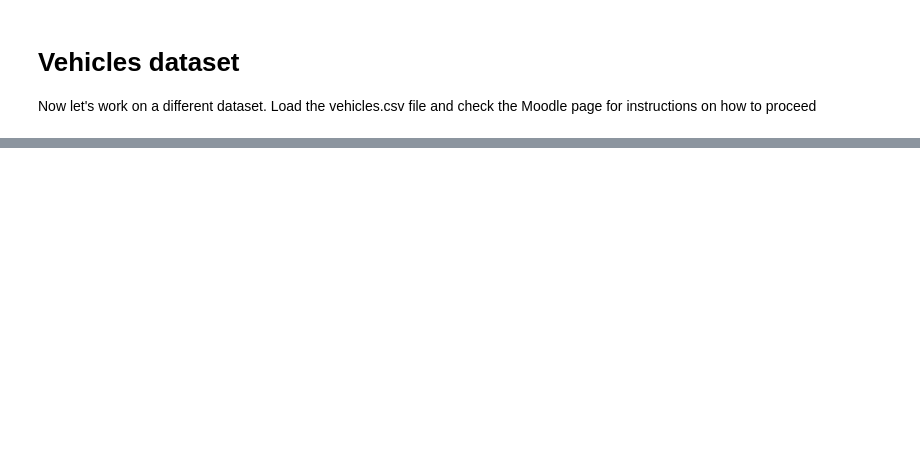
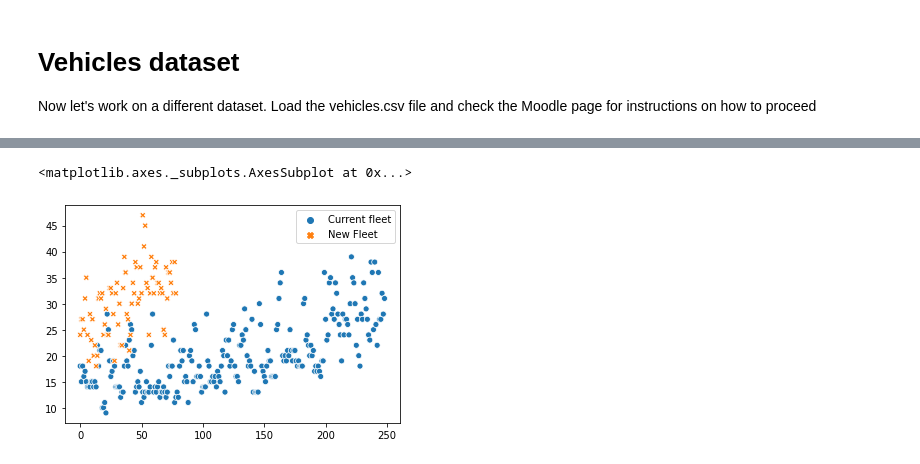
Before and after one commit to ParastooAzizinezhad/CE888-Labs, a Jupyter notebook: Lab2/Lab2.ipynb, the cells around one changed output, grey strips where cells are left out. Saved outputs shown, nothing was run; the diff lists cells and outputs as text; code cells hidden in the pictures; blank space fills up the shorter version.

```diff
--- a/Lab2/Lab2.ipynb
+++ b/Lab2/Lab2.ipynb
@@ -115,0 +170,8 @@ df = pd.read_csv('https://raw.githubusercontent.com/albanda/CE888/master/lab2%20
+# %%
+d_current = df.values[:,0]
+d_new = df.values[:,1]
+d_new = d_new[np.logical_not(np.isnan(d_new))]
+sns.scatterplot(data=df)
+# %% [output]
+<matplotlib.axes._subplots.AxesSubplot at 0x...>
+[figure, added]
```
Also changed, not shown: parts of 12 cells of this notebook.
